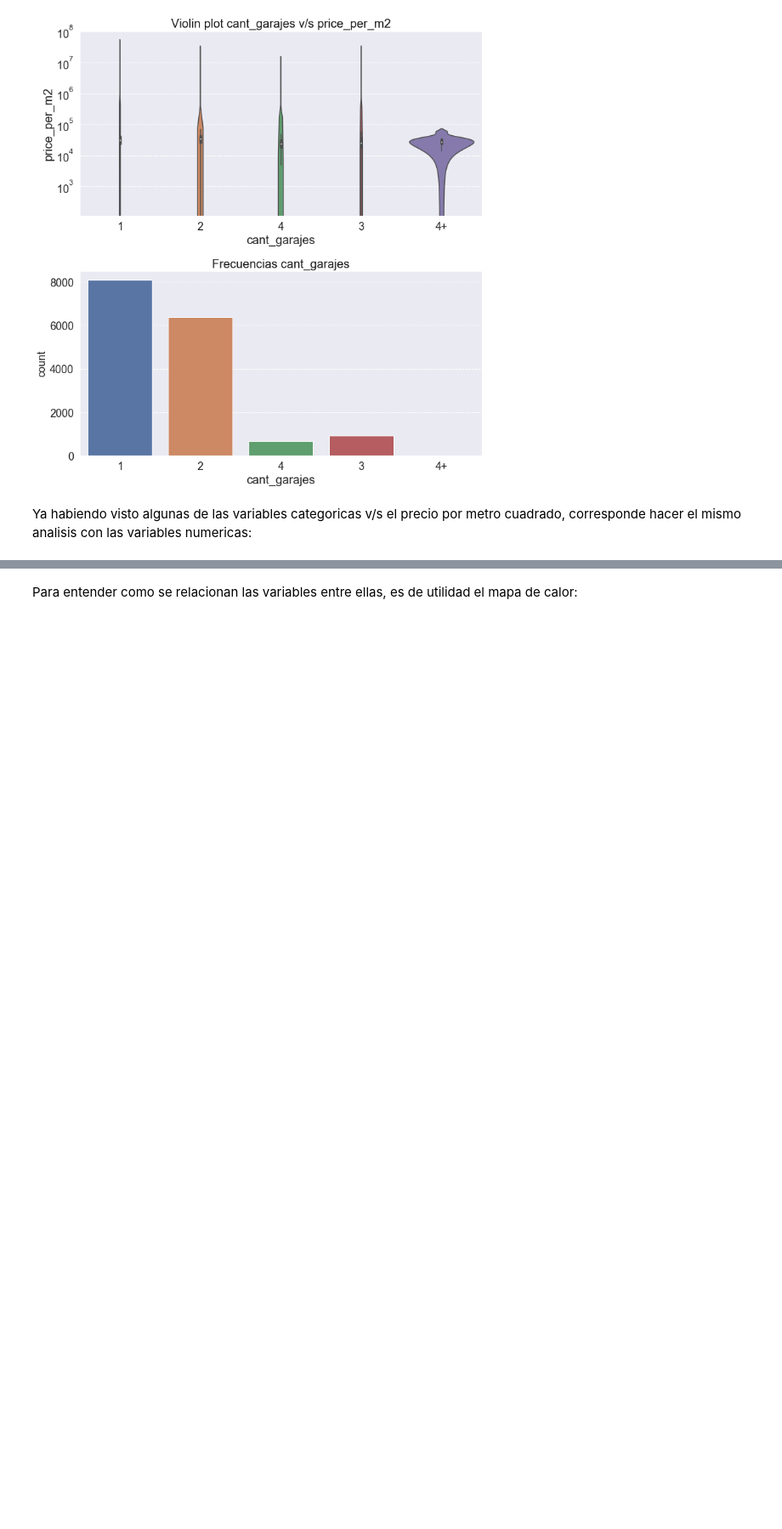
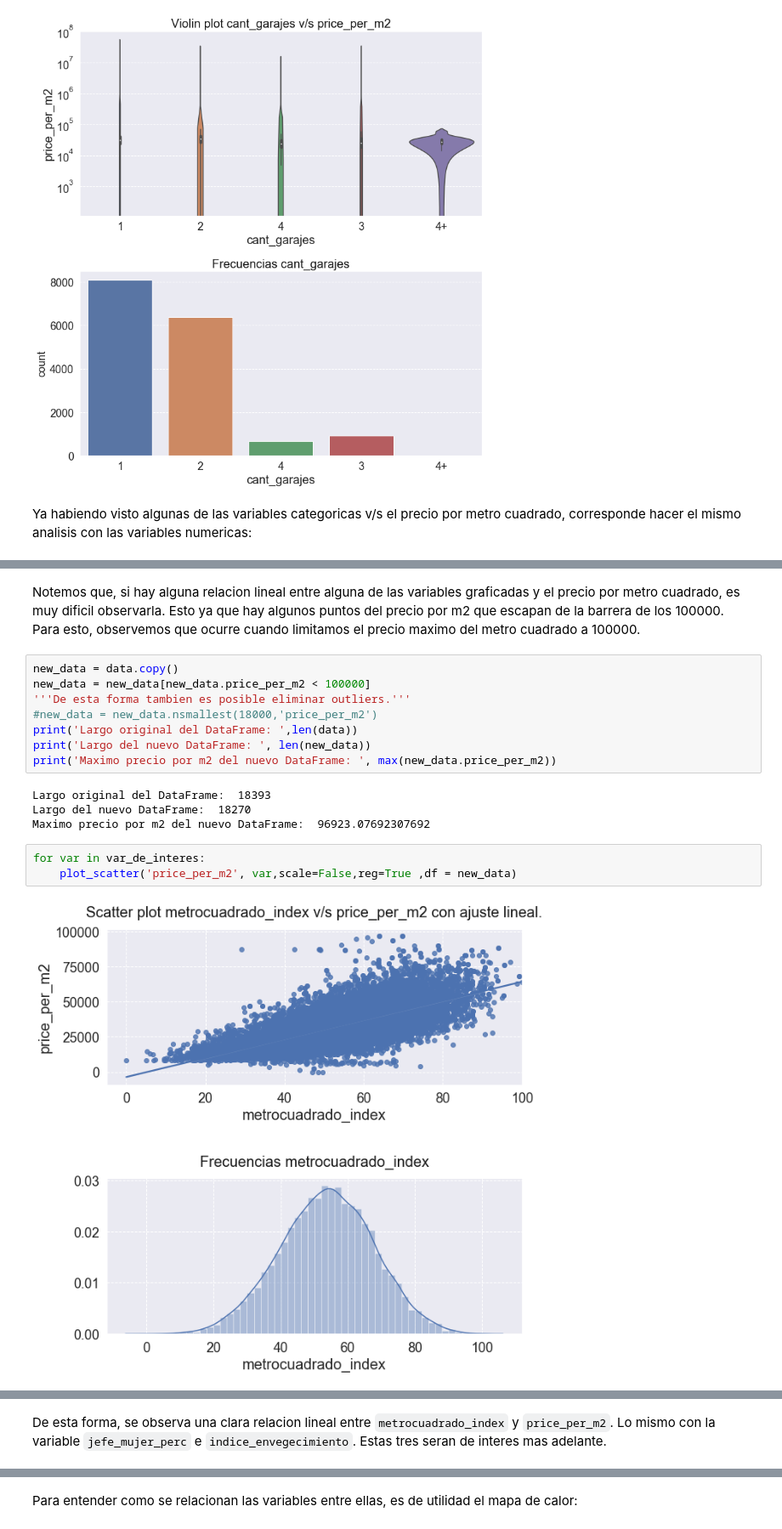
Before and after one commit to Diego-II/tarea1-DataScienceLAB, a Jupyter notebook: Tarea 1.ipynb, the cells around one changed output, grey strips where cells are left out. Shown at 85% size. Drawn from its saved outputs; the diff is of its cells as text; blank space fills up the shorter version.

```diff
--- a/Tarea 1.ipynb
+++ b/Tarea 1.ipynb
@@ -799,0 +782,19 @@ De los histogramas obtenidos anteriormente, se puede observar que
+# %% [markdown]
+Notemos que, si hay alguna relacion lineal entre alguna de las variables graficadas y el precio por metro cuadrado, es muy dificil observarla. Esto ya que hay algunos puntos del precio por m2 que escapan de la barrera de los 100000. Para esto, observemos que ocurre cuando limitamos el precio maximo del metro cuadrado a 100000.
+# %%
+new_data = data.copy()
+new_data = new_data[new_data.price_per_m2 < 100000]
+'''De esta forma tambien es posible eliminar outliers.'''
+#new_data = new_data.nsmallest(18000,'price_per_m2')
+print('Largo original del DataFrame: ',len(data))
+print('Largo del nuevo DataFrame: ', len(new_data))
+print('Maximo precio por m2 del nuevo DataFrame: ', max(new_data.price_per_m2))
+# %% [output]
+Largo original del DataFrame:  18393
+Largo del nuevo DataFrame:  18270
+Maximo precio por m2 del nuevo DataFrame:  96923.07692307692
+# %%
+for var in var_de_interes:
+    plot_scatter('price_per_m2', var,scale=False,reg=True ,df = new_data)
+# %% [output]
+[figure, added]
@@ -799,0 +805,2 @@ De los histogramas obtenidos anteriormente, se puede observar que
+# %% [markdown]
+De esta forma, se observa una clara relacion lineal entre `metrocuadrado_index` y `price_per_m2`. Lo mismo con la variable `jefe_mujer_perc` e `indice_envegecimiento`. Estas tres seran de interes mas adelante.
```
Also changed, not shown: parts of 15 cells of this notebook.
